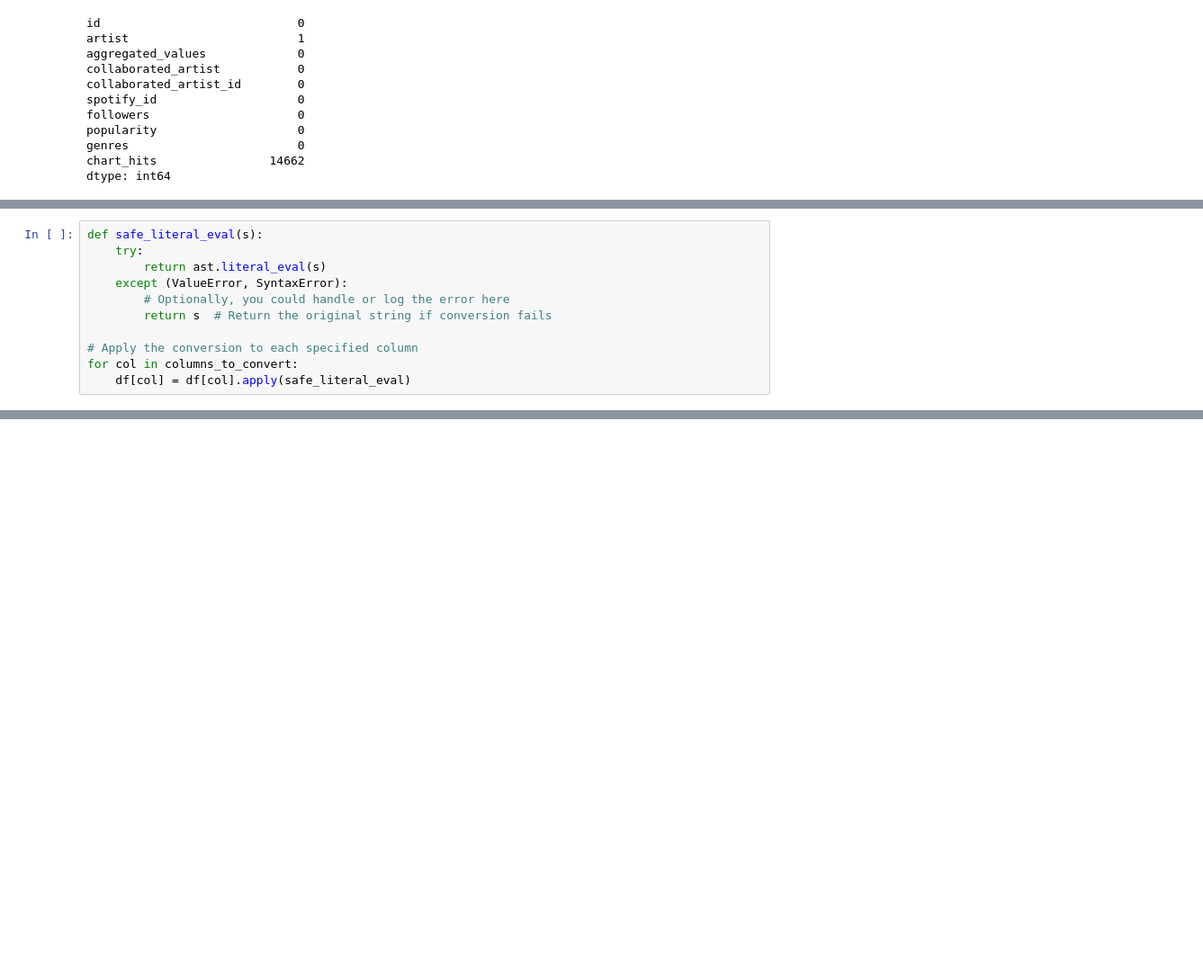
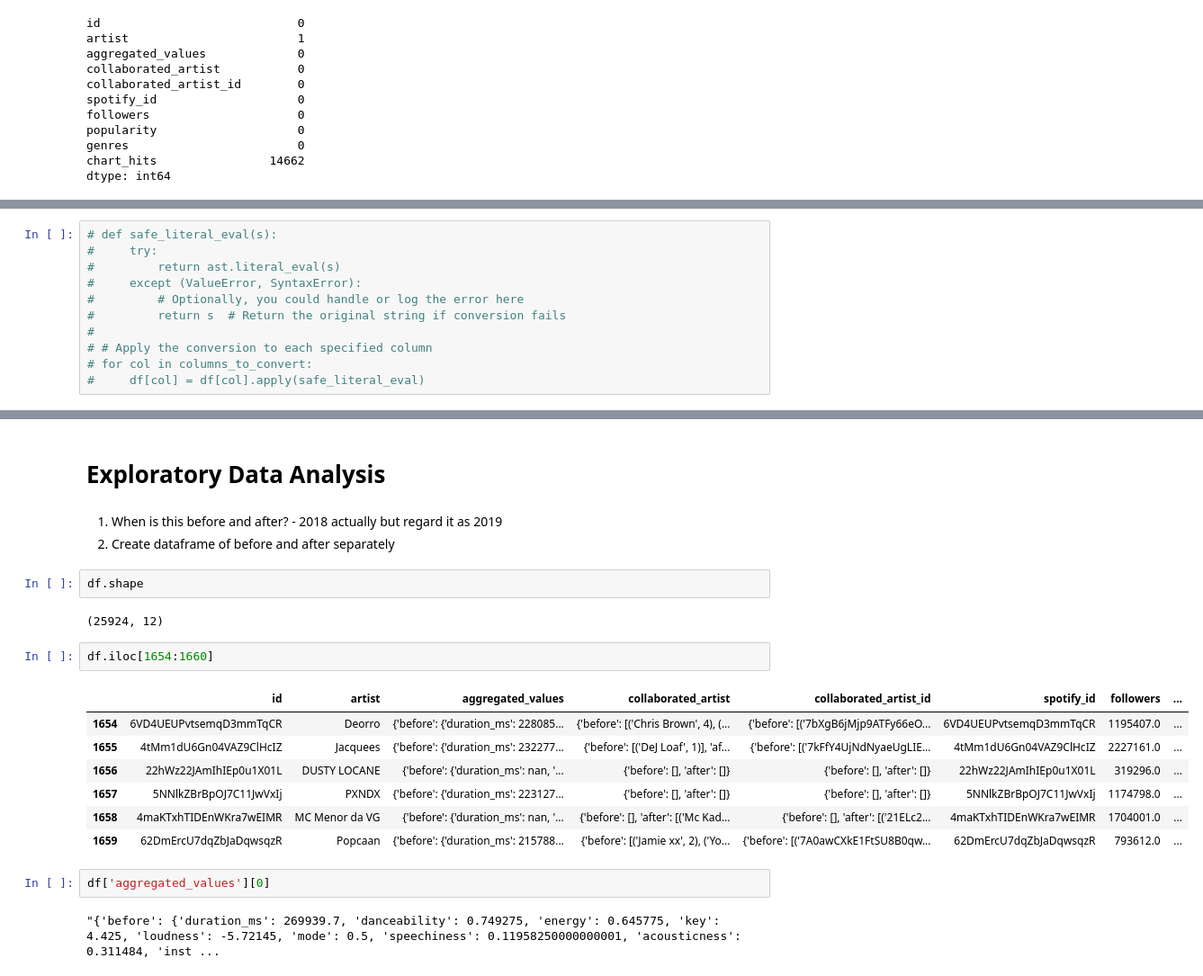
Before and after one commit to lazy0ninja/Social_Media_Analytics, a Jupyter notebook: Final Project/model.ipynb, the cells around one changed output, grey strips where cells are left out. Shown: that part at 90% size. Saved outputs shown, nothing was run; the diff lists cells and outputs as text; blank space fills up the shorter version.

```diff
--- a/Final Project/model.ipynb
+++ b/Final Project/model.ipynb
@@ -29,12 +33,12 @@ columns_to_convert = ['aggregated_values', 'collaborated_artist', 'collaborated_
 # %%
-def safe_literal_eval(s):
-    try:
-        return ast.literal_eval(s)
-    except (ValueError, SyntaxError):
-        # Optionally, you could handle or log the error here
-        return s  # Return the original string if conversion fails
-
-# Apply the conversion to each specified column
-for col in columns_to_convert:
-    df[col] = df[col].apply(safe_literal_eval)
+# def safe_literal_eval(s):
+#     try:
+#         return ast.literal_eval(s)
+#     except (ValueError, SyntaxError):
+#         # Optionally, you could handle or log the error here
+#         return s  # Return the original string if conversion fails
+#
+# # Apply the conversion to each specified column
+# for col in columns_to_convert:
+#     df[col] = df[col].apply(safe_literal_eval)
 # %%
@@ -41,0 +53,23 @@ df
+# %% [markdown]
+# Exploratory Data Analysis
+# %% [markdown]
+1. When is this before and after? - 2018 actually but regard it as 2019
+2. Create dataframe of before and after separately
+# %%
+df.shape
+# %% [output]
+(25924, 12)
+# %%
+df.iloc[1654:1660]
+# %% [output]
+|  | id | artist | aggregated_values | collaborated_artist | collaborated_artist_id | spotify_id | followers | ... |
+| 1654 | 6VD4UEUPvtsemqD3mmTqCR | Deorro | {'before': {'duration_ms': 228085... | {'before': [('Chris Brown', 4), (... | {'before': [('7bXgB6jMjp9ATFy66eO... | 6VD4UEUPvtsemqD3mmTqCR | 1195407.0 | ... |
+| 1655 | 4tMm1dU6Gn04VAZ9ClHcIZ | Jacquees | {'before': {'duration_ms': 232277... | {'before': [('DeJ Loaf', 1)], 'af... | {'before': [('7kFfY4UjNdNyaeUgLIE... | 4tMm1dU6Gn04VAZ9ClHcIZ | 2227161.0 | ... |
+| 1656 | 22hWz22JAmIhIEp0u1X01L | DUSTY LOCANE | {'before': {'duration_ms': nan, '... | {'before': [], 'after': []} | {'before': [], 'after': []} | 22hWz22JAmIhIEp0u1X01L | 319296.0 | ... |
+| 1657 | 5NNlkZBrBpOJ7C11JwVxIj | PXNDX | {'before': {'duration_ms': 223127... | {'before': [], 'after': []} | {'before': [], 'after': []} | 5NNlkZBrBpOJ7C11JwVxIj | 1174798.0 | ... |
+| 1658 | 4maKTxhTIDEnWKra7wEIMR | MC Menor da VG | {'before': {'duration_ms': nan, '... | {'before': [], 'after': [('Mc Kad... | {'before': [], 'after': [('21ELc2... | 4maKTxhTIDEnWKra7wEIMR | 1704001.0 | ... |
+| 1659 | 62DmErcU7dqZbJaDqwsqzR | Popcaan | {'before': {'duration_ms': 215788... | {'before': [('Jamie xx', 2), ('Yo... | {'before': [('7A0awCXkE1FtSU8B0qw... | 62DmErcU7dqZbJaDqwsqzR | 793612.0 | ... |
+# %%
+df['aggregated_values'][0]
+# %% [output]
+"{'before': {'duration_ms': 269939.7, 'danceability': 0.749275, 'energy': 0.645775, 'key': 4.425, 'loudness': -5.72145, 'mode': 0.5, 'speechiness': 0.11958250000000001, 'acousticness': 0.311484, 'inst ...
```
Also changed, not shown: parts of 44 cells of this notebook, 2 other files.
